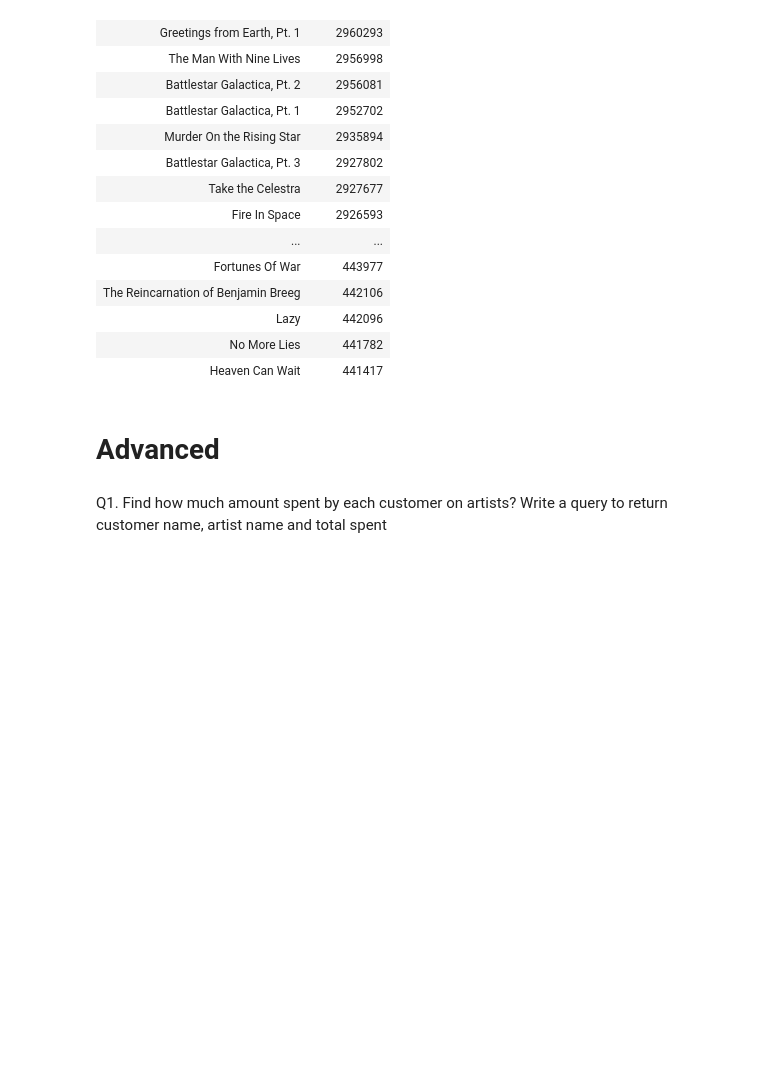
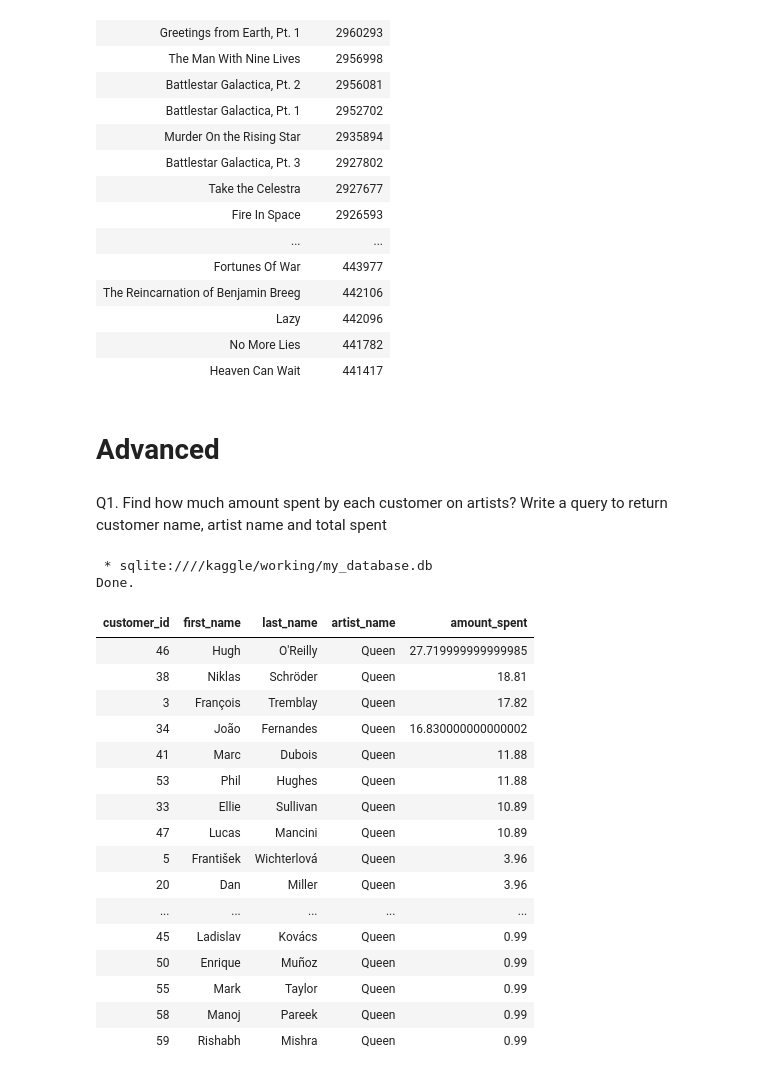
Before and after one commit to aravind8bkd/sql, a Jupyter notebook: Music Store Data Analysis/Music Store Data Analysis.ipynb, the cells around one changed output. Drawn from its saved outputs; the diff is of its cells as text; code cells hidden in the pictures; blank space fills up the shorter version.

Commit message:
Kaggle Notebook | Music Store Data Analysis | Version 4

```diff
--- a/Music Store Data Analysis/Music Store Data Analysis.ipynb
+++ b/Music Store Data Analysis/Music Store Data Analysis.ipynb
@@ -304,3 +304,44 @@ Done.
 # Advanced
 # %% [markdown]
 Q1. Find how much amount spent by each customer on artists? Write a query to return customer name, artist name and total spent
+# %%
+%%sql
+WITH best_selling_artist AS (
+    SELECT artist.artist_id AS artist_id, artist.name AS artist_name, SUM(invoice_line.unit_price*invoice_line.quantity) AS total_sales
+    FROM invoice_line
+    JOIN track ON track.track_id = invoice_line.track_id
+    JOIN album ON album.album_id = track.album_id
+    JOIN artist ON artist.artist_id = album.artist_id
+    GROUP BY 1
+    ORDER BY 3 DESC
+    LIMIT 1
+)
+SELECT c.customer_id, c.first_name, c.last_name, bsa.artist_name, SUM(il.unit_price*il.quantity) AS amount_spent
+FROM invoice i
+JOIN customer c ON c.customer_id = i.customer_id
+JOIN invoice_line il ON il.invoice_id = i.invoice_id
+JOIN track t ON t.track_id = il.track_id
+JOIN album alb ON alb.album_id = t.album_id
+JOIN best_selling_artist bsa ON bsa.artist_id = alb.artist_id
+GROUP BY 1,2,3,4
+ORDER BY 5 DESC;
+# %% [output]
+ * sqlite:////kaggle/working/my_database.db
+Done.
+| customer_id | first_name | last_name | artist_name | amount_spent |
+| 46 | Hugh | O'Reilly | Queen | 27.719999999999985 |
+| 38 | Niklas | Schröder | Queen | 18.81 |
+| 3 | François | Tremblay | Queen | 17.82 |
+| 34 | João | Fernandes | Queen | 16.830000000000002 |
+| 41 | Marc | Dubois | Queen | 11.88 |
+| 53 | Phil | Hughes | Queen | 11.88 |
+| 33 | Ellie | Sullivan | Queen | 10.89 |
+| 47 | Lucas | Mancini | Queen | 10.89 |
+| 5 | František | Wichterlová | Queen | 3.96 |
+| 20 | Dan | Miller | Queen | 3.96 |
+| ... | ... | ... | ... | ... |
+| 45 | Ladislav | Kovács | Queen | 0.99 |
+| 50 | Enrique | Muñoz | Queen | 0.99 |
+| 55 | Mark | Taylor | Queen | 0.99 |
+| 58 | Manoj | Pareek | Queen | 0.99 |
+| 59 | Rishabh | Mishra | Queen | 0.99 |
```
